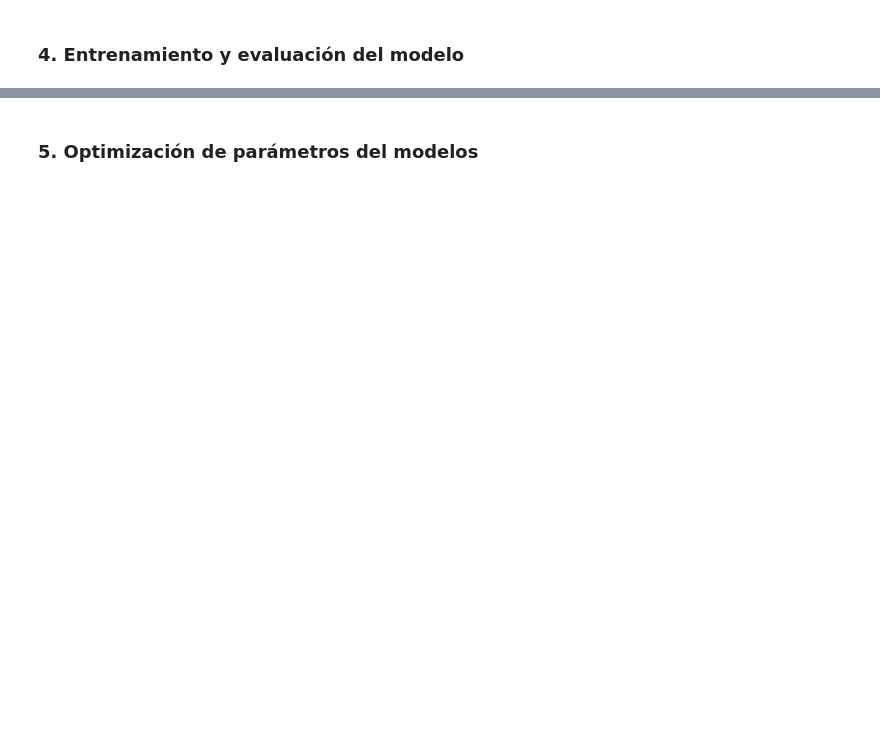
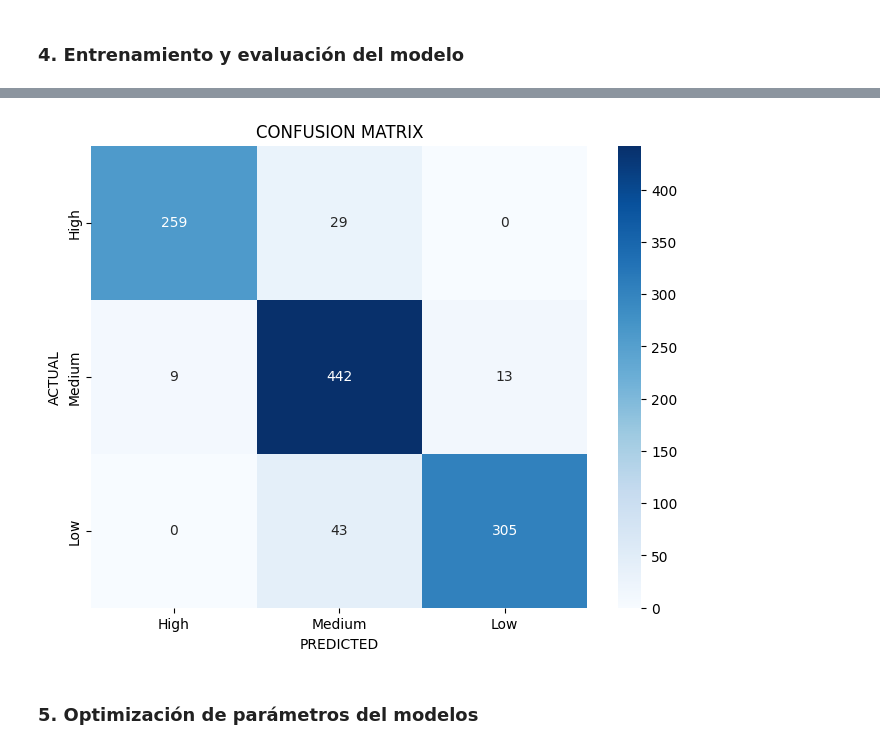
Before and after one commit to ISIS-4219-Assignments/Assignment-3, a Jupyter notebook: src/laboratorio_3_actividad.ipynb, the cells around one changed output, grey strips where cells are left out. Drawn from its saved outputs; the diff is of its cells as text; code cells hidden in the pictures; blank space fills up the shorter version.

Commit message:
Model train and evaluation

```diff
--- a/src/laboratorio_3_actividad.ipynb
+++ b/src/laboratorio_3_actividad.ipynb
@@ -166,0 +278,12 @@ X_train, X_test, y_train, y_test = train_test_split(X, y, test_size = 0.2, rando
+# %%
+preprocessor = ColumnTransformer(
+    transformers = [
+        ("numeric", StandardScaler(), numeric_columns),
+        ("categorical", OneHotEncoder(), categorical_columns)
+    ]
+)
+# %%
+pipeline = Pipeline(steps = [
+    ("preprocessor", preprocessor),
+    ("classifier", SVC(kernel = "poly", C = 1.0))
+])
@@ -166,0 +292,2 @@ X_train, X_test, y_train, y_test = train_test_split(X, y, test_size = 0.2, rando
+# %%
+pipeline.fit(X_train, y_train)
@@ -166,0 +316,5 @@ X_train, X_test, y_train, y_test = train_test_split(X, y, test_size = 0.2, rando
+# %%
+y_pred = pipeline.predict(X_test)
+
+print("CLASSIFICATION REPORT:\n")
+print(classification_report(y_test, y_pred))
@@ -167,2 +333,14 @@ X_train, X_test, y_train, y_test = train_test_split(X, y, test_size = 0.2, rando
+# %%
+labels = ["High", "Medium", "Low"]
+conf_matrix = confusion_matrix(y_test, y_pred, labels = labels)
+
+plt.figure(figsize = (8, 6))
+sns.heatmap(conf_matrix, annot = True, fmt = "d", cmap = "Blues", xticklabels = labels, yticklabels = labels)
+plt.xlabel("PREDICTED")
+plt.ylabel("ACTUAL")
+plt.title("CONFUSION MATRIX")
+plt.show()
+# %% [output]
+[figure, added]
 # %% [markdown]
 ### 5. Optimización de parámetros del modelos
```
Also changed, not shown: parts of 17 cells of this notebook.
